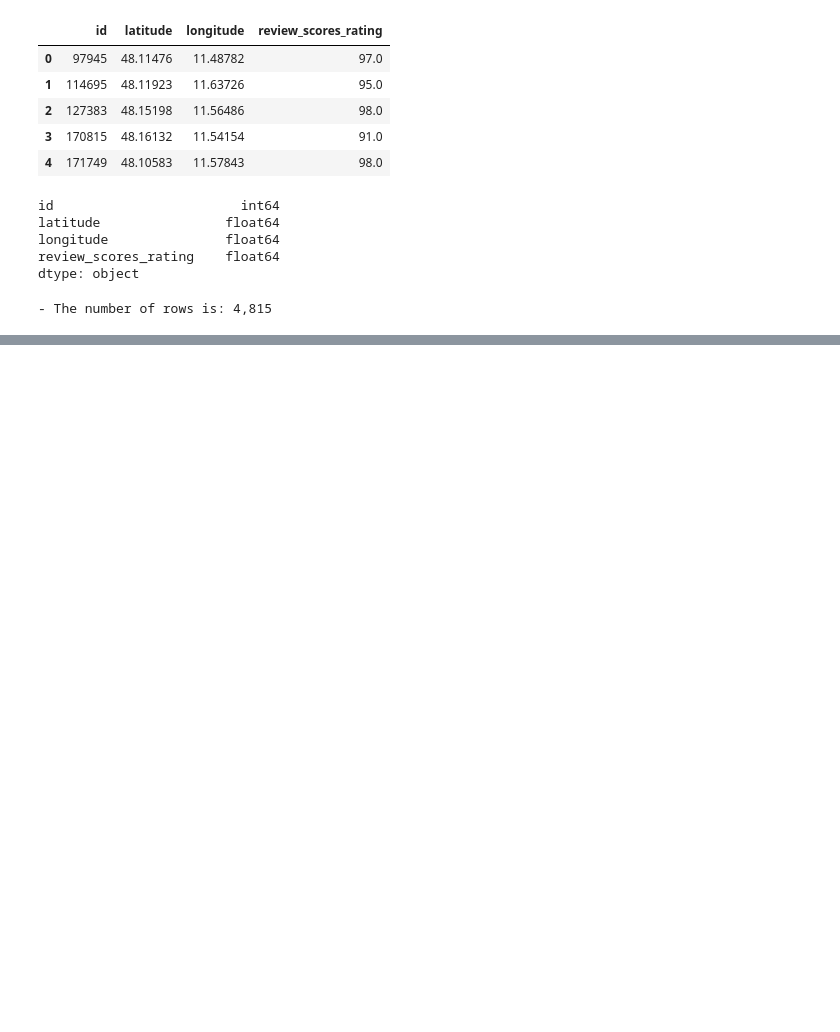
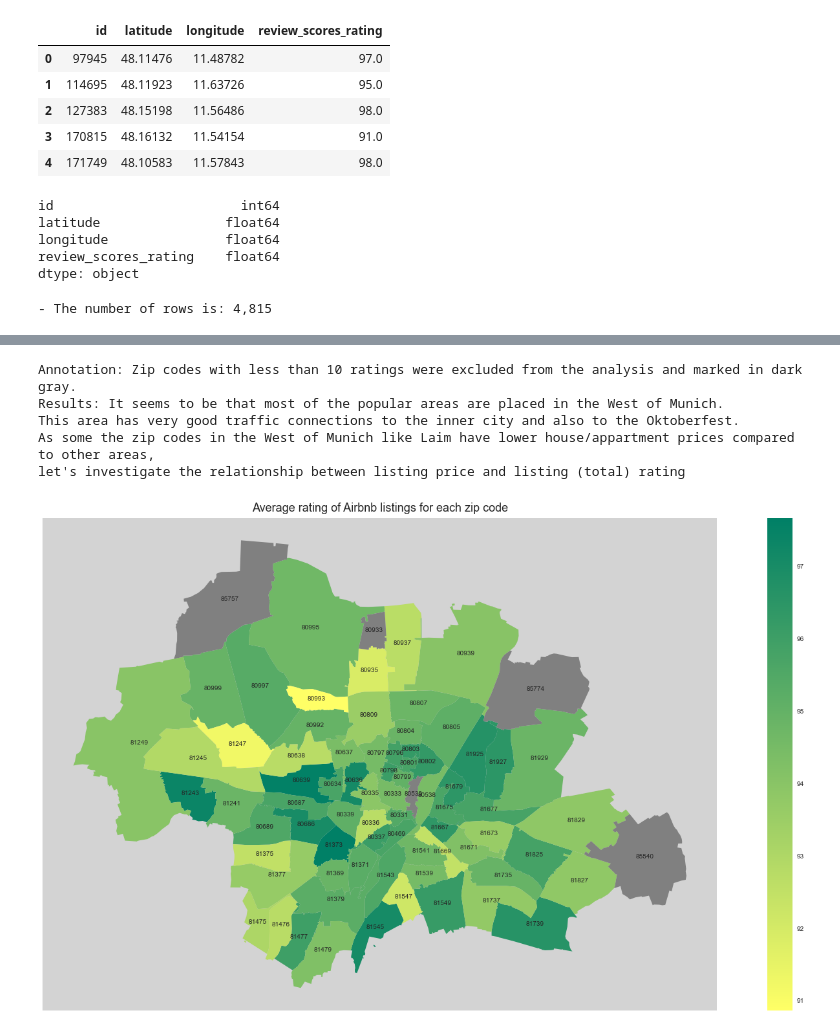
Before and after one commit to AliceSchuster/Udacity_Project_1, a Jupyter notebook: udacity_project_1.ipynb, the cells around one changed output, grey strips where cells are left out. Drawn from its saved outputs; the diff is of its cells as text; code cells hidden in the pictures; blank space fills up the shorter version.

```diff
--- a/udacity_project_1.ipynb
+++ b/udacity_project_1.ipynb
@@ -323,5 +360,5 @@ geo_result.head()
 # Convert geodataframe to pandas-dataframe
 munich_df  = pd.DataFrame(geo_result)
 # Remove non-relevant columns
-munich_df = munich_df.drop(columns=['index_right',  'geometry', 'einwohner', 'latitude', 'longitude', 'qkm', 'note'])
+munich_df = munich_df.drop(columns=['index_right',  'geometry', 'latitude', 'longitude'])
 munich_df.head()
@@ -358,29 +485,36 @@ plot_input_data.head(100)
 # %%
 from geopandas import GeoDataFrame
 # Create the plot
 plt.style.use('seaborn')
 %matplotlib inline
 fig, ax = plt.subplots(figsize=(28,14))
 
 GeoDataFrame(plot_input_data).plot(ax=ax, column=plot_input_data.columns[3], categorical=False, legend=True, cmap='summer_r',
                                    missing_kwds=dict(color='grey'))
 
 #Set the title
-ax.set_title('Average rating of Airbnb listings in Munich for each zip code', pad=10, fontsize=18)
+ax.set_title('Average rating of Airbnb listings for each zip code', pad=10, fontsize=18)
 
 # Remove axis labels for latitude and longitude
 ax.axes.xaxis.set_visible(False)
 ax.axes.yaxis.set_visible(False)
 ax.set(facecolor='lightgrey');
 
 # Add zip code labels
 plot_input_data.apply(lambda x: ax.annotate(text=x.plz, xy=x.geometry.centroid.coords[0], ha='center'),axis=1);
 
 print("Annotation: Zip codes with less than 10 ratings were excluded from the analysis and marked in dark gray.")
 print("Results: It seems to be that most of the popular areas are placed in the West of Munich.")
 print("This area has very good traffic connections to the inner city and also to the Oktoberfest.")
 print("As some the zip codes in the West of Munich like Laim have lower house/appartment prices compared to other areas,")
 print("let's investigate the relationship between listing price and listing (total) rating")
+# %% [output]
+Annotation: Zip codes with less than 10 ratings were excluded from the analysis and marked in dark gray.
+Results: It seems to be that most of the popular areas are placed in the West of Munich.
+This area has very good traffic connections to the inner city and also to the Oktoberfest.
+As some the zip codes in the West of Munich like Laim have lower house/appartment prices compared to other areas,
+let's investigate the relationship between listing price and listing (total) rating
+[figure, added]
 # %%
 # same plot with all Airbnb listings included in the figure
 
```
Also changed, not shown: parts of 25 cells of this notebook.
